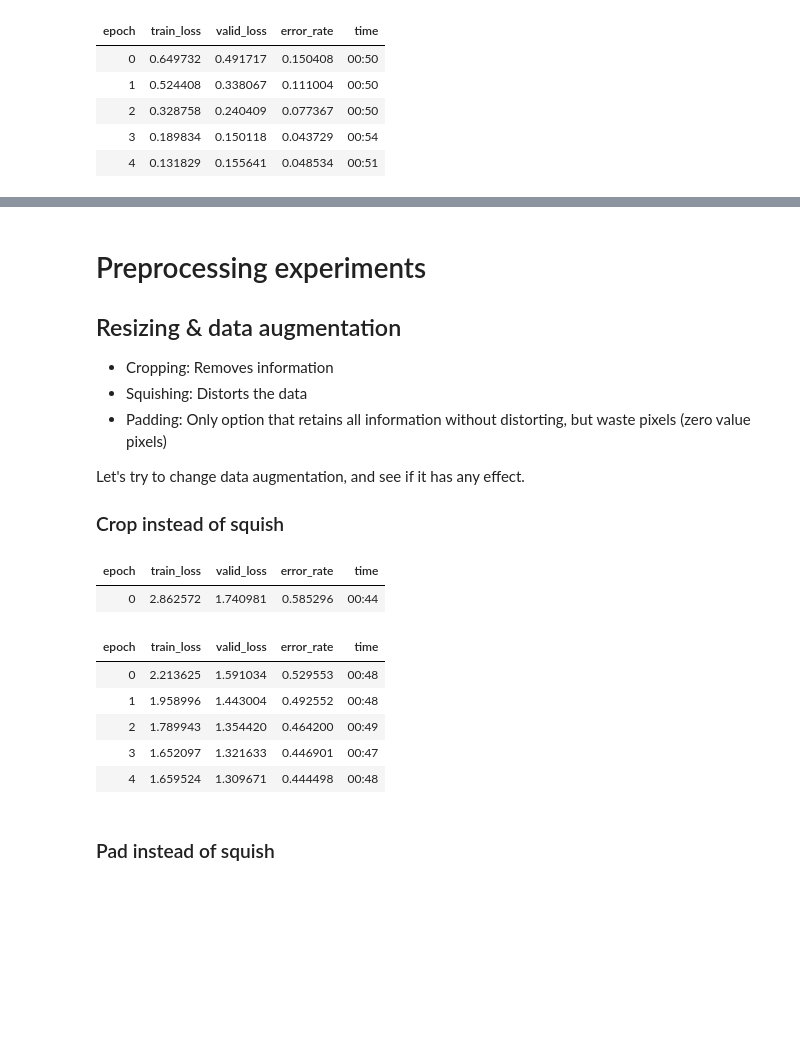
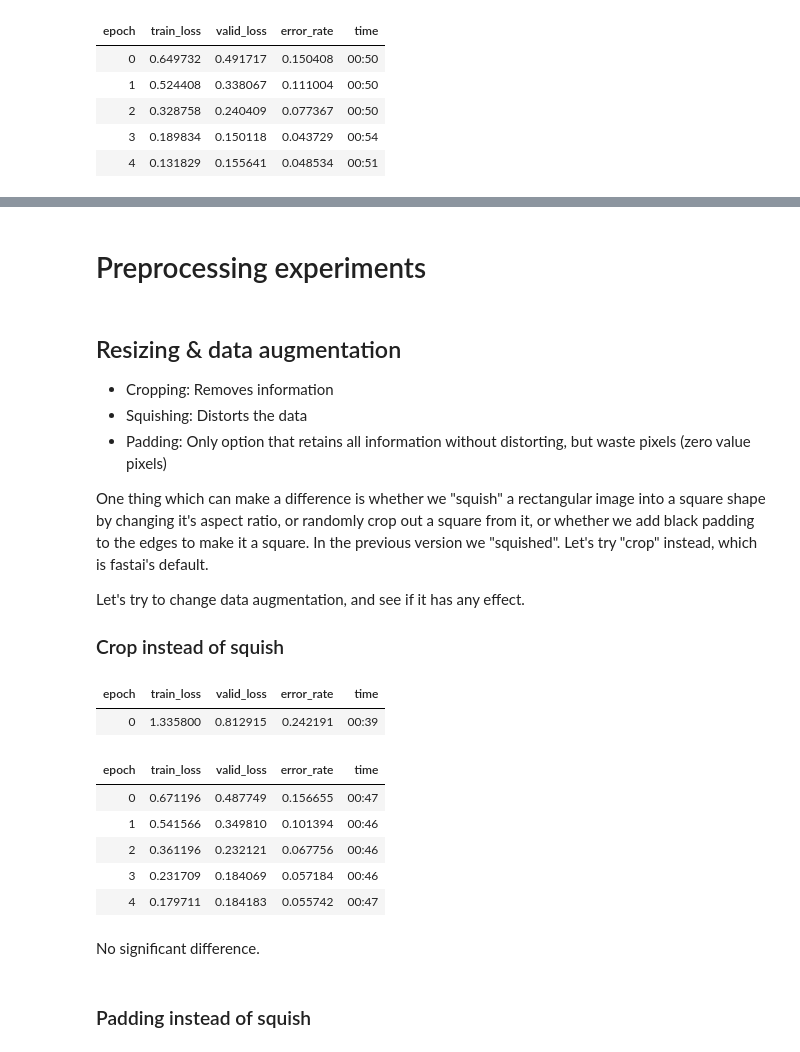
Before and after one commit to jalkestrup/fastai_course, a Jupyter notebook: 06_Paddy_vision/paddy.ipynb, the cells around one changed output, grey strips where cells are left out. Saved outputs shown, nothing was run; the diff lists cells and outputs as text; code cells hidden in the pictures; blank space fills up the shorter version.

```diff
--- a/06_Paddy_vision/paddy.ipynb
+++ b/06_Paddy_vision/paddy.ipynb
@@ -475,27 +481,32 @@ learn = train(arch, item=Resize(192, method='squish'),
+# %% [markdown]
+# Preprocessing experiments
 # %% [markdown]
-# Preprocessing experiments
+
 ## Resizing & data augmentation
 - Cropping: Removes information
 - Squishing: Distorts the data
 - Padding: Only option that retains all information without distorting, but waste pixels (zero value pixels)
 
+One thing which can make a difference is whether we "squish" a rectangular image into a square shape by changing it's aspect ratio, or randomly crop out a square from it, or whether we add black padding to the edges to make it a square. In the previous version we "squished". Let's try "crop" instead, which is fastai's default.
+
 Let's try to change data augmentation, and see if it has any effect.
 
 ### Crop instead of squish
 # %%
-learn = train(arch,
-              item=Resize(192, method='crop'),
+learn = train(arch, item=Resize(192, method='crop'),
               batch=aug_transforms(size=128, min_scale=0.75)
               )
 # %% [output]
 | epoch | train_loss | valid_loss | error_rate | time |
-| 0 | 2.862572 | 1.740981 | 0.585296 | 00:44 |
+| 0 | 1.335800 | 0.812915 | 0.242191 | 00:39 |
 | epoch | train_loss | valid_loss | error_rate | time |
-| 0 | 2.213625 | 1.591034 | 0.529553 | 00:48 |
-| 1 | 1.958996 | 1.443004 | 0.492552 | 00:48 |
-| 2 | 1.789943 | 1.354420 | 0.464200 | 00:49 |
-| 3 | 1.652097 | 1.321633 | 0.446901 | 00:47 |
-| 4 | 1.659524 | 1.309671 | 0.444498 | 00:48 |
+| 0 | 0.671196 | 0.487749 | 0.156655 | 00:47 |
+| 1 | 0.541566 | 0.349810 | 0.101394 | 00:46 |
+| 2 | 0.361196 | 0.232121 | 0.067756 | 00:46 |
+| 3 | 0.231709 | 0.184069 | 0.057184 | 00:46 |
+| 4 | 0.179711 | 0.184183 | 0.055742 | 00:47 |
+# %% [markdown]
+No significant difference.
 # %% [markdown]
-### Pad instead of squish
+### Padding instead of squish
 # %%
```
Also changed, not shown: parts of 39 cells of this notebook.
